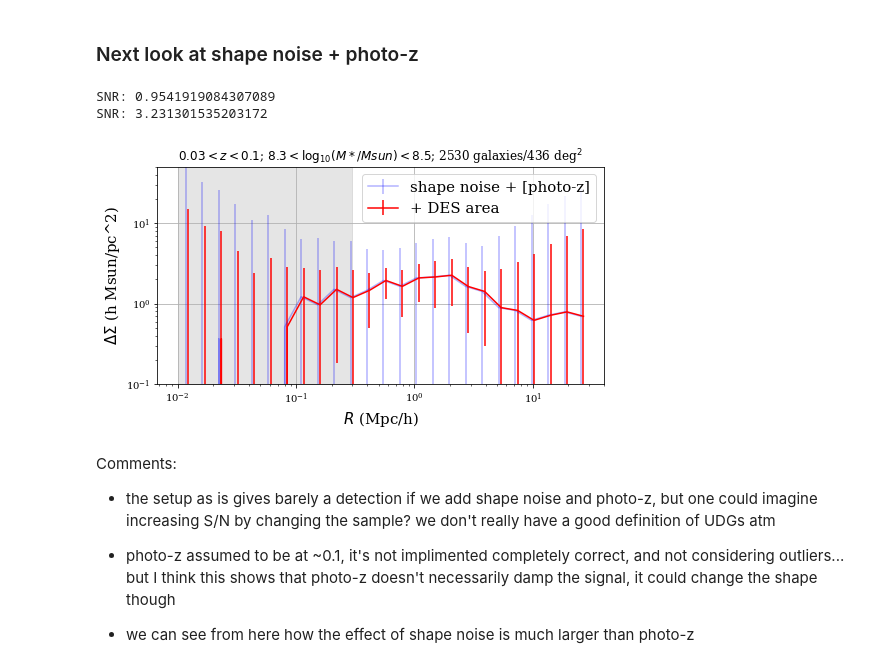
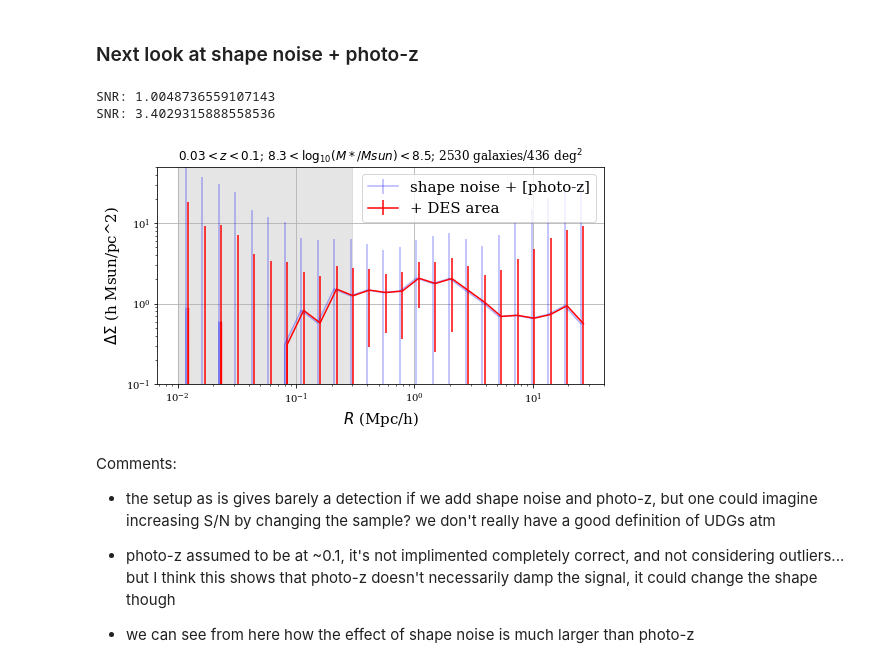
Before and after one commit to chihway/Notebooks_to_shape, a Jupyter notebook: UDG/UDG_lensing_prediction_with_DC2Catalog.ipynb, the cells around one changed output. Drawn from its saved outputs; the diff is of its cells as text; code cells hidden in the pictures.

```diff
--- a/UDG/UDG_lensing_prediction_with_DC2Catalog.ipynb
+++ b/UDG/UDG_lensing_prediction_with_DC2Catalog.ipynb
@@ -351,32 +351,32 @@ SNR: 6.048075642900537
 # %% [markdown]
 ### Next look at shape noise + photo-z
 # %%
-infile = np.load('delta_sigma_cosmoDC2_UDG_photoz.npz')
-infile2 = np.load('delta_sigma_cosmoDC2_UDG_shapenoise_photoz.npz')
+infile = np.load('delta_sigma_cosmoDC2_UDG_photoz2.npz')
+infile2 = np.load('delta_sigma_cosmoDC2_UDG_shapenoise_photoz2.npz')
 
 mplot.figure(figsize=(8,4))
 ax = mplot.subplot(111)
 mplot.errorbar(infile['R']*h,infile['DS_w_mean']/h/10**12, yerr=np.diag(infile2['cov_w'])**0.5/h/10**12, color='blue', label='shape noise + [photo-z]', alpha=0.3)
 mplot.errorbar(infile['R']*h*1.05,infile['DS_w_mean']/h/10**12, yerr=np.diag(infile2['cov_w']/area_fac)**0.5/h/10**12, color='r', label='+ DES area')
 
 ax.fill_between([0.01, 0.3], [0.1, 0.1], [50,50], color='grey', alpha=0.2)
 mplot.xscale('log')
 mplot.yscale('log')
 
 
 mplot.xlabel('$R$ (Mpc/h)', fontsize=15)
 mplot.legend(fontsize=15)
 mplot.ylabel('$\Delta \Sigma$ (h Msun/pc^2)', fontsize=15)
 mplot.ylim(0.1,50)
 mplot.title('$0.03<z<0.1$; $8.3<\log_{10}(M*/Msun)<8.5$; 2530 galaxies/436 deg$^2$')
 mplot.grid()
 
 print('SNR:', calculate_snr(infile['DS_w_mean'], infile2['cov_w'], infile['R']*h, 0.3, 10))
 print('SNR:', calculate_snr(infile['DS_w_mean'], infile2['cov_w']/area_fac, infile['R']*h, 0.3, 10))
 # %% [output]
-SNR: 0.9541919084307089
-SNR: 3.231301535203172
+SNR: 1.0048736559107143
+SNR: 3.4029315888558536
-[figure, old version]
+[figure, new version]
 # %% [markdown]
 Comments:
 
```
Also changed, not shown: parts of 1 cell of this notebook.
